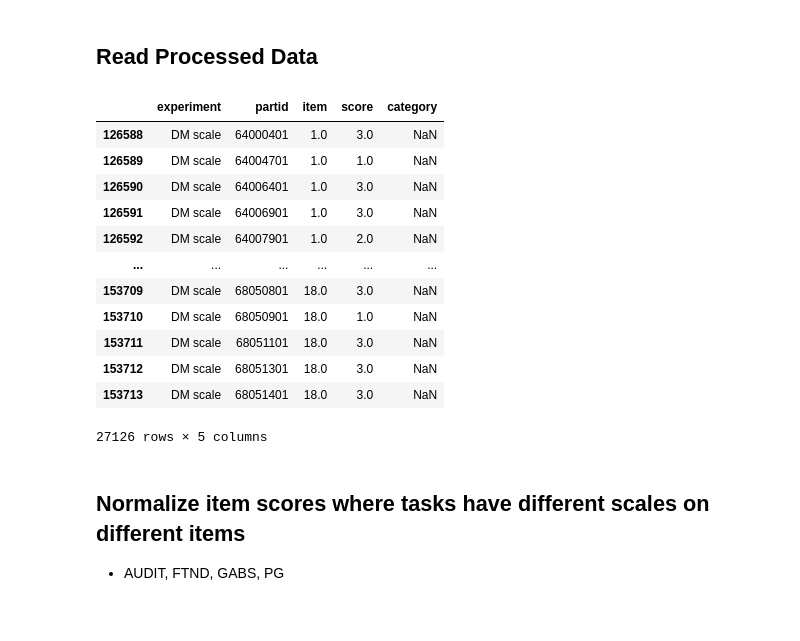
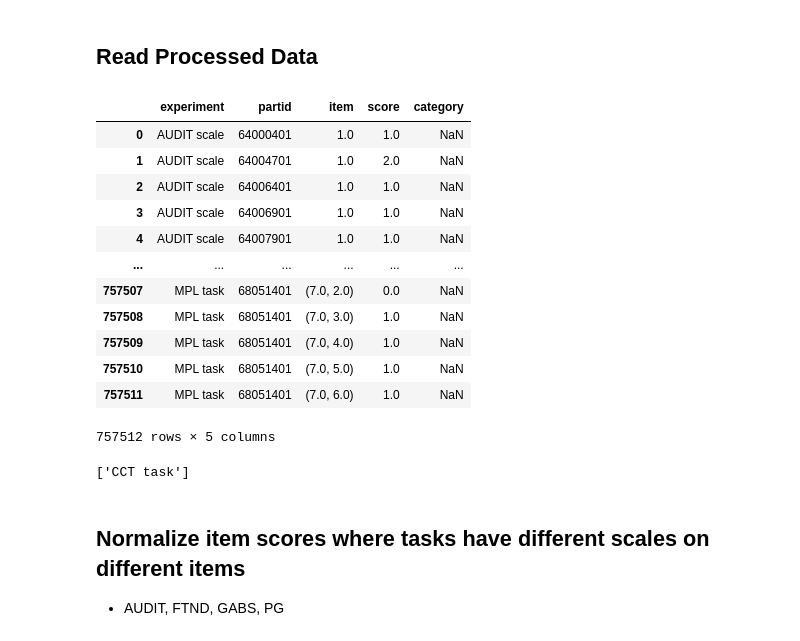
Before and after one commit to jelenameyer/GenInLLM, a Jupyter notebook: data_analysis/human_data_analysis/analysis_reliability_human_data.ipynb, the cells around one changed output. Cells and saved outputs as stored; diff of their text form; code cells hidden in the pictures.

```diff
--- a/data_analysis/human_data_analysis/analysis_reliability_human_data.ipynb
+++ b/data_analysis/human_data_analysis/analysis_reliability_human_data.ipynb
@@ -22,20 +23,39 @@ import seaborn as sns
 all_data = pd.read_csv("human_data/items_per_person.csv")
-# %%
-all_data[all_data["experiment"] == "DM scale"]
-# %% [output]
-|  | experiment | partid | item | score | category |
-| 126588 | DM scale | 64000401 | 1.0 | 3.0 | NaN |
-| 126589 | DM scale | 64004701 | 1.0 | 1.0 | NaN |
-| 126590 | DM scale | 64006401 | 1.0 | 3.0 | NaN |
-| 126591 | DM scale | 64006901 | 1.0 | 3.0 | NaN |
-| 126592 | DM scale | 64007901 | 1.0 | 2.0 | NaN |
-| ... | ... | ... | ... | ... | ... |
-| 153709 | DM scale | 68050801 | 18.0 | 3.0 | NaN |
-| 153710 | DM scale | 68050901 | 18.0 | 1.0 | NaN |
-| 153711 | DM scale | 68051101 | 18.0 | 3.0 | NaN |
-| 153712 | DM scale | 68051301 | 18.0 | 3.0 | NaN |
-| 153713 | DM scale | 68051401 | 18.0 | 3.0 | NaN |
-27126 rows × 5 columns
+# %%
+raw_all_data
+# %% [output]
+|  | experiment | partid | item | score | category |
+| 0 | AUDIT scale | 64000401 | 1.0 | 1.0 | NaN |
+| 1 | AUDIT scale | 64004701 | 1.0 | 2.0 | NaN |
+| 2 | AUDIT scale | 64006401 | 1.0 | 1.0 | NaN |
+| 3 | AUDIT scale | 64006901 | 1.0 | 1.0 | NaN |
+| 4 | AUDIT scale | 64007901 | 1.0 | 1.0 | NaN |
+| ... | ... | ... | ... | ... | ... |
+| 757507 | MPL task | 68051401 | (7.0, 2.0) | 0.0 | NaN |
+| 757508 | MPL task | 68051401 | (7.0, 3.0) | 1.0 | NaN |
+| 757509 | MPL task | 68051401 | (7.0, 4.0) | 1.0 | NaN |
+| 757510 | MPL task | 68051401 | (7.0, 5.0) | 1.0 | NaN |
+| 757511 | MPL task | 68051401 | (7.0, 6.0) | 1.0 | NaN |
+757512 rows × 5 columns
+# %%
+# merge and mark where each row comes from
+diff = all_data.merge(
+    raw_all_data,
+    on=['partid', 'item'],
+    how='left',       # keep all rows from raw_all_data
+    indicator=True
+)
+
+# keep only rows that do NOT exist in all_data
+missing_in_all_data = diff[diff['_merge'] == 'left_only']
+
+# optionally drop the _merge column
+missing_in_all_data = missing_in_all_data.drop(columns=['_merge'])
+
+# display
+print(missing_in_all_data["experiment_x"].unique())
+# %% [output]
+['CCT task']
 # %% [markdown]
 ## Normalize item scores where tasks have different scales on different items
 - AUDIT, FTND, GABS, PG
```
Also changed, not shown: parts of 6 cells of this notebook, 2 other files.
